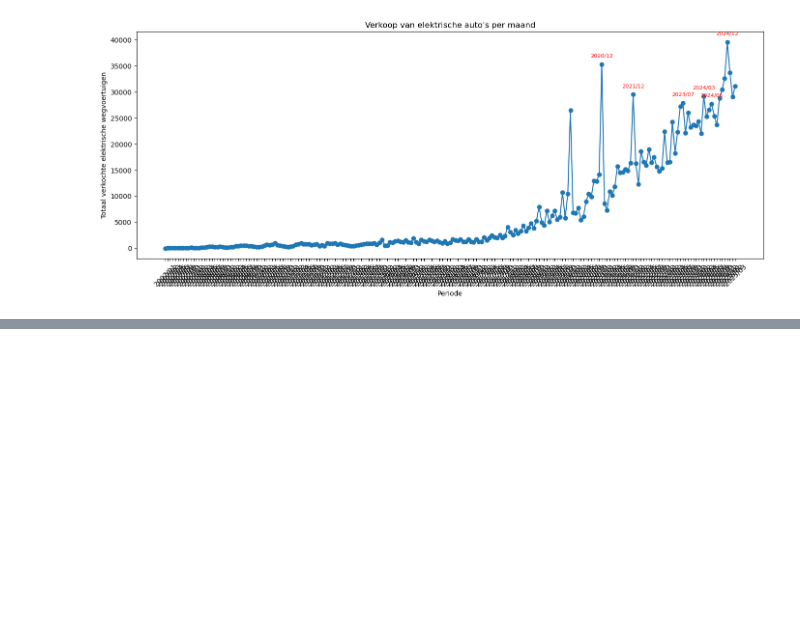
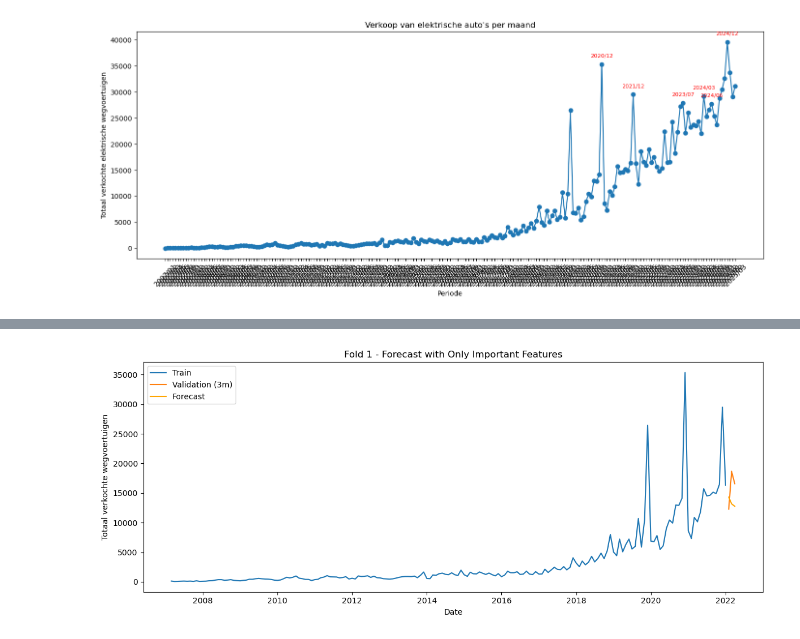
Before and after one commit to DylanHaaz/Tryhard, a Jupyter notebook: v4 _Google_trend/Preprocessing.ipynb, the cells around one changed output, grey strips where cells are left out. Drawn from its saved outputs; the diff is of its cells as text; code cells hidden in the pictures; blank space fills up the shorter version.

```diff
--- a/v4 _Google_trend/Preprocessing.ipynb
+++ b/v4 _Google_trend/Preprocessing.ipynb
@@ -833,0 +1145,82 @@ plt.show()  # Display the plot
+# %%
+
+import numpy as np
+import pandas as pd
+import matplotlib.pyplot as plt
+from sklearn.model_selection import TimeSeriesSplit
+from statsmodels.tsa.statespace.sarimax import SARIMAX
+from sklearn.metrics import mean_squared_error, mean_absolute_error
+
+# Set your important features
+important_features = [
+    'Consumentenvertrouwen',
+    'Economisch klimaat',
+    'Bijtellingspercentage',
+    'BenzineEuro95_1_first',
+    'BenzineEuro95_1_last'
+]
+
+# Prepare data
+df = df_lagged.copy()
+df['Periode'] = pd.to_datetime(df['Periode'])
+df.sort_values('Periode', inplace=True)
+
+target_column = 'Totaal_verkochte_wegvoertuigen'
+X = df[important_features]
+y = df[target_column]
+
+forecast_horizon = 3
+tscv = TimeSeriesSplit(n_splits=3, test_size=12)
+
+# Store metrics
+rmse_scores, mae_scores, mape_scores = [], [], []
+
+for i, (train_index, val_index) in enumerate(tscv.split(y)):
+    y_train, y_val_full = y.iloc[train_index], y.iloc[val_index]
+    X_train, X_val_full = X.iloc[train_index], X.iloc[val_index]
+
+    y_val = y_val_full.iloc[:forecast_horizon]
+    X_val = X_val_full.iloc[:forecast_horizon]
+
+    # Fit SARIMAX
+    model = SARIMAX(y_train, exog=X_train, order=(1, 1, 1))
+    model_fit = model.fit(disp=False)
+
+    # Forecast
+    forecast = model_fit.forecast(steps=forecast_horizon, exog=X_val)
+
+    # Evaluation
+    rmse = np.sqrt(mean_squared_error(y_val, forecast))
+    mae = mean_absolute_error(y_val, forecast)
+    mape = np.mean(np.abs((y_val - forecast) / y_val)) * 100
+
+    rmse_scores.append(rmse)
+    mae_scores.append(mae)
+    mape_scores.append(mape)
+
+    # Output per fold
+    print(f"\nFold {i + 1}")
+    print(f"Train: {df.iloc[train_index]['Periode'].min().date()} to {df.iloc[train_index]['Periode'].max().date()}")
+    print(f"Validation: {df.iloc[val_index]['Periode'].min().date()} to {df.iloc[val_index]['Periode'].min() + pd.DateOffset(months=forecast_horizon - 1):%Y-%m-%d}")
+    print(f"RMSE: {rmse:.2f}")
+    print(f"MAE: {mae:.2f}")
+    print(f"MAPE / Foutmarge (%): {mape:.2f}")
+
+    # Plot
+    plt.figure(figsize=(12, 5))
+    plt.plot(df.iloc[train_index]['Periode'], y_train, label='Train')
+    plt.plot(df.iloc[val_index]['Periode'][:forecast_horizon], y_val, label='Validation (3m)')
+    plt.plot(df.iloc[val_index]['Periode'][:forecast_horizon], forecast, label='Forecast', color='orange')
+    plt.title(f'Fold {i+1} - Forecast with Only Important Features')
+    plt.xlabel('Date')
+    plt.ylabel('Totaal verkochte wegvoertuigen')
+    plt.legend()
+    plt.tight_layout()
+    plt.show()
+
+# Summary
+print("\n📊 Gemiddelde prestaties met alleen belangrijke features:")
+print(f"Gemiddelde RMSE: {np.mean(rmse_scores):.2f}")
+print(f"Gemiddelde MAE: {np.mean(mae_scores):.2f}")
+print(f"Gemiddelde MAPE / Foutmarge (%): {np.mean(mape_scores):.2f}")
+# %% [output]
@@ -833,0 +1233 @@ plt.show()  # Display the plot
+[figure, added]
```
Also changed, not shown: parts of 12 cells of this notebook, 1 other file.
